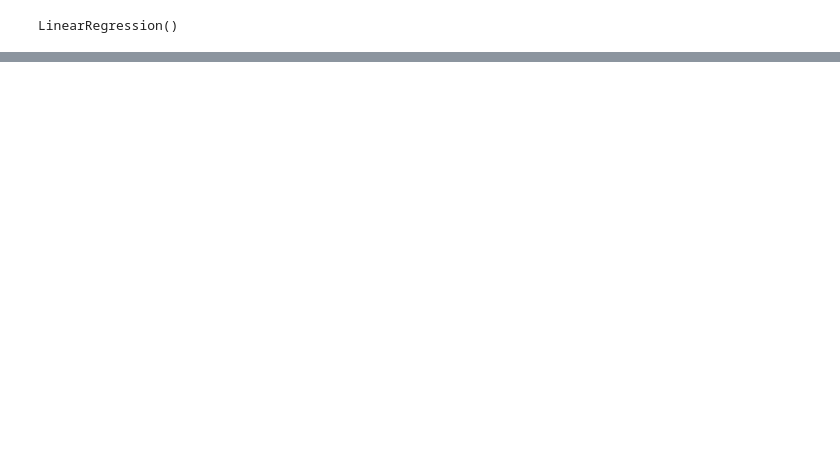
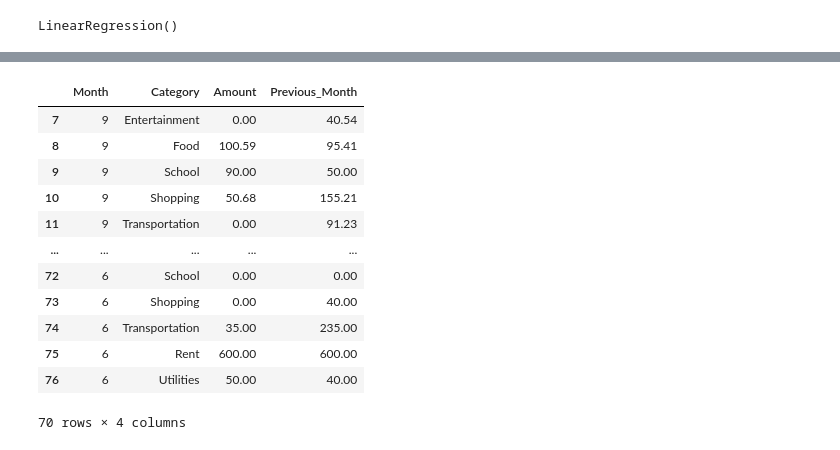
Before and after one commit to oakalonu-sudo/Student-Expense-Analyzer, a Jupyter notebook: expense_analyzer.ipynb, the cells around one changed output, grey strips where cells are left out. Saved outputs shown, nothing was run; the diff lists cells and outputs as text; code cells hidden in the pictures; blank space fills up the shorter version.

Commit message:
Add ML model to predict category spending for the next month

```diff
--- a/expense_analyzer.ipynb
+++ b/expense_analyzer.ipynb
@@ -383,0 +430,6 @@ print(mae)
+# %%
+category_monthly = df.groupby(["Month","Category"])["Amount"].sum().reset_index()
+
+category_monthly = category_monthly.set_index("Month").loc[month_order].reset_index()
+
+print(category_monthly)
@@ -383,0 +454,6 @@ print(mae)
+# %%
+months = category_monthly["Month"].unique()
+categories = category_monthly["Category"].unique()
+
+print(months)
+print(categories)
@@ -383,0 +466,11 @@ print(mae)
+# %%
+all_combinations = pd.MultiIndex.from_product(
+    [months,categories],
+    names=["Month","Category"]
+)
+
+category_monthly = category_monthly.set_index(
+    ["Month","Category"]
+).reindex(all_combinations).reset_index()
+
+print(category_monthly)
@@ -383,0 +492,22 @@ print(mae)
+# %%
+category_monthly["Amount"] = category_monthly["Amount"].fillna(0)
+
+category_monthly["Previous_Month"] = category_monthly.groupby("Category")["Amount"].shift(1)
+
+category_monthly = category_monthly.dropna(subset=["Previous_Month"])
+
+category_monthly
+# %% [output]
+|  | Month | Category | Amount | Previous_Month |
+| 7 | 9 | Entertainment | 0.00 | 40.54 |
+| 8 | 9 | Food | 100.59 | 95.41 |
+| 9 | 9 | School | 90.00 | 50.00 |
+| 10 | 9 | Shopping | 50.68 | 155.21 |
+| 11 | 9 | Transportation | 0.00 | 91.23 |
+| ... | ... | ... | ... | ... |
+| 72 | 6 | School | 0.00 | 0.00 |
+| 73 | 6 | Shopping | 0.00 | 40.00 |
+| 74 | 6 | Transportation | 35.00 | 235.00 |
+| 75 | 6 | Rent | 600.00 | 600.00 |
+| 76 | 6 | Utilities | 50.00 | 40.00 |
+70 rows × 4 columns
```
Also changed, not shown: parts of 41 cells of this notebook.
